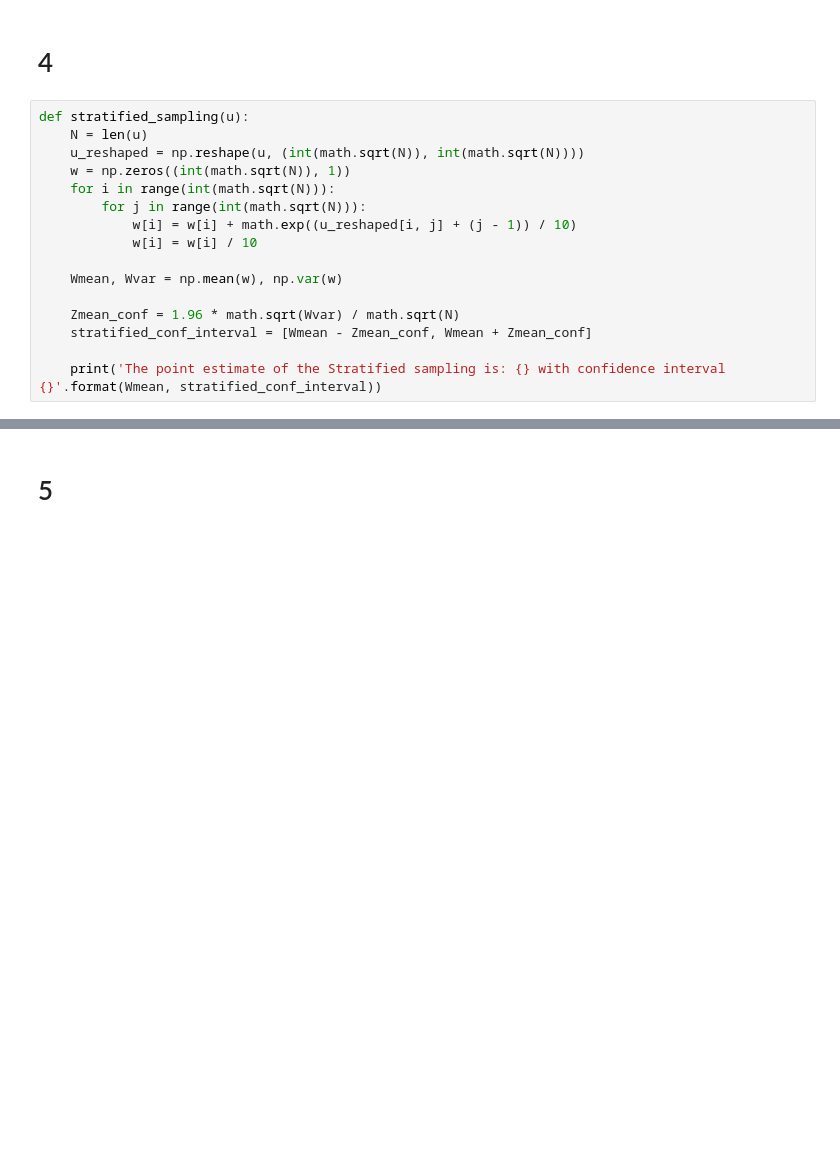
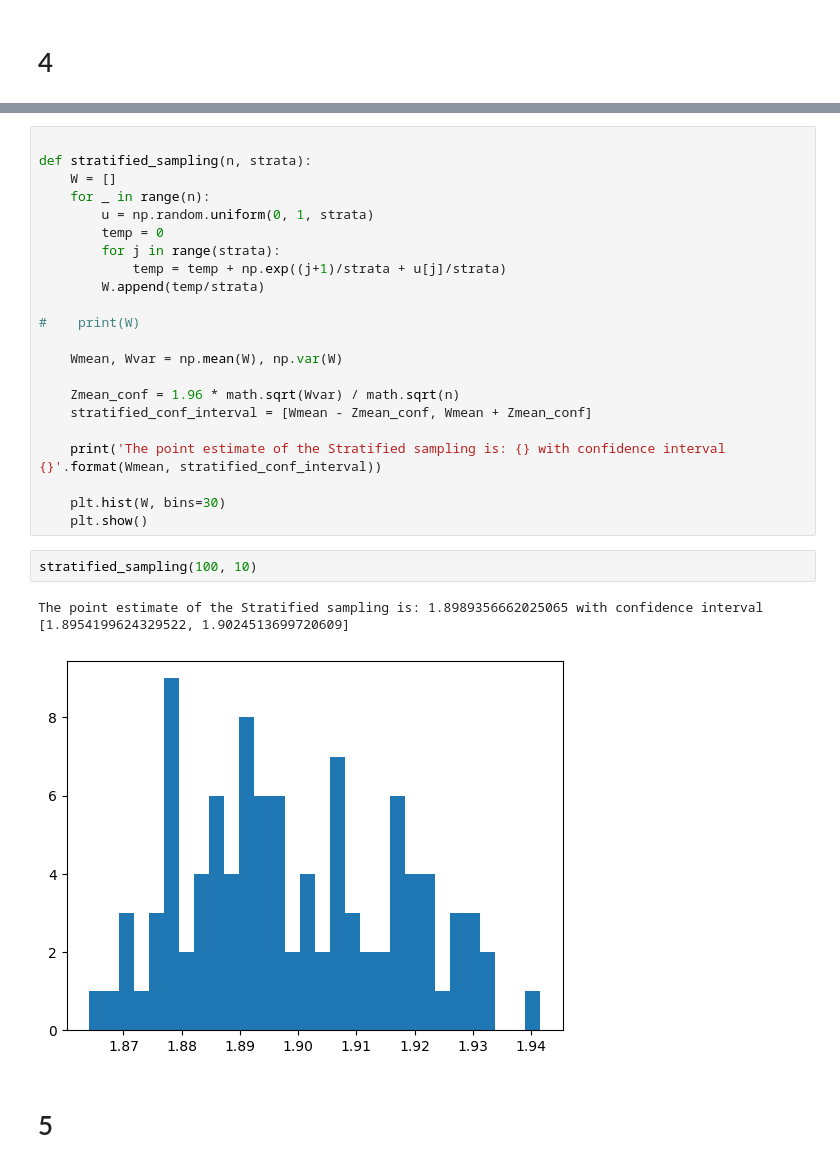
Before and after one commit to shajib004/Stotastic_simulation, a Jupyter notebook: exercise 5.ipynb, the cells around one changed output, grey strips where cells are left out. Cells and saved outputs as stored; diff of their text form; blank space fills up the shorter version.

```diff
--- a/exercise 5.ipynb
+++ b/exercise 5.ipynb
@@ -128,18 +94,2 @@ The point estimate of the Control variables is: 1.725222919410543 with confidenc
 # %% [markdown]
 # 4
-# %%
-def stratified_sampling(u):
-    N = len(u)
-    u_reshaped = np.reshape(u, (int(math.sqrt(N)), int(math.sqrt(N))))
-    w = np.zeros((int(math.sqrt(N)), 1))
-    for i in range(int(math.sqrt(N))):
-        for j in range(int(math.sqrt(N))):
-            w[i] = w[i] + math.exp((u_reshaped[i, j] + (j - 1)) / 10)
-            w[i] = w[i] / 10
-
-    Wmean, Wvar = np.mean(w), np.var(w)
-
-    Zmean_conf = 1.96 * math.sqrt(Wvar) / math.sqrt(N)
-    stratified_conf_interval = [Wmean - Zmean_conf, Wmean + Zmean_conf]
-
-    print('The point estimate of the Stratified sampling is: {} with confidence interval {}'.format(Wmean, stratified_conf_interval))
@@ -150,3 +98,30 @@ The point estimate of the Stratified sampling is: 0.26165082690696384 with confi
+# %%
+
+def stratified_sampling(n, strata):
+    W = []
+    for _ in range(n):
+        u = np.random.uniform(0, 1, strata)
+        temp = 0
+        for j in range(strata):
+            temp = temp + np.exp((j+1)/strata + u[j]/strata)
+        W.append(temp/strata)
+
+#    print(W)
+
+    Wmean, Wvar = np.mean(W), np.var(W)
+
+    Zmean_conf = 1.96 * math.sqrt(Wvar) / math.sqrt(n)
+    stratified_conf_interval = [Wmean - Zmean_conf, Wmean + Zmean_conf]
+
+    print('The point estimate of the Stratified sampling is: {} with confidence interval {}'.format(Wmean, stratified_conf_interval))
+
+    plt.hist(W, bins=30)
+    plt.show()
+# %%
+stratified_sampling(100, 10)
+# %% [output]
+The point estimate of the Stratified sampling is: 1.8989356662025065 with confidence interval [1.8954199624329522, 1.9024513699720609]
+[figure, added]
 # %% [markdown]
 # 5
 # %%
```
Also changed, not shown: parts of 8 cells of this notebook.
